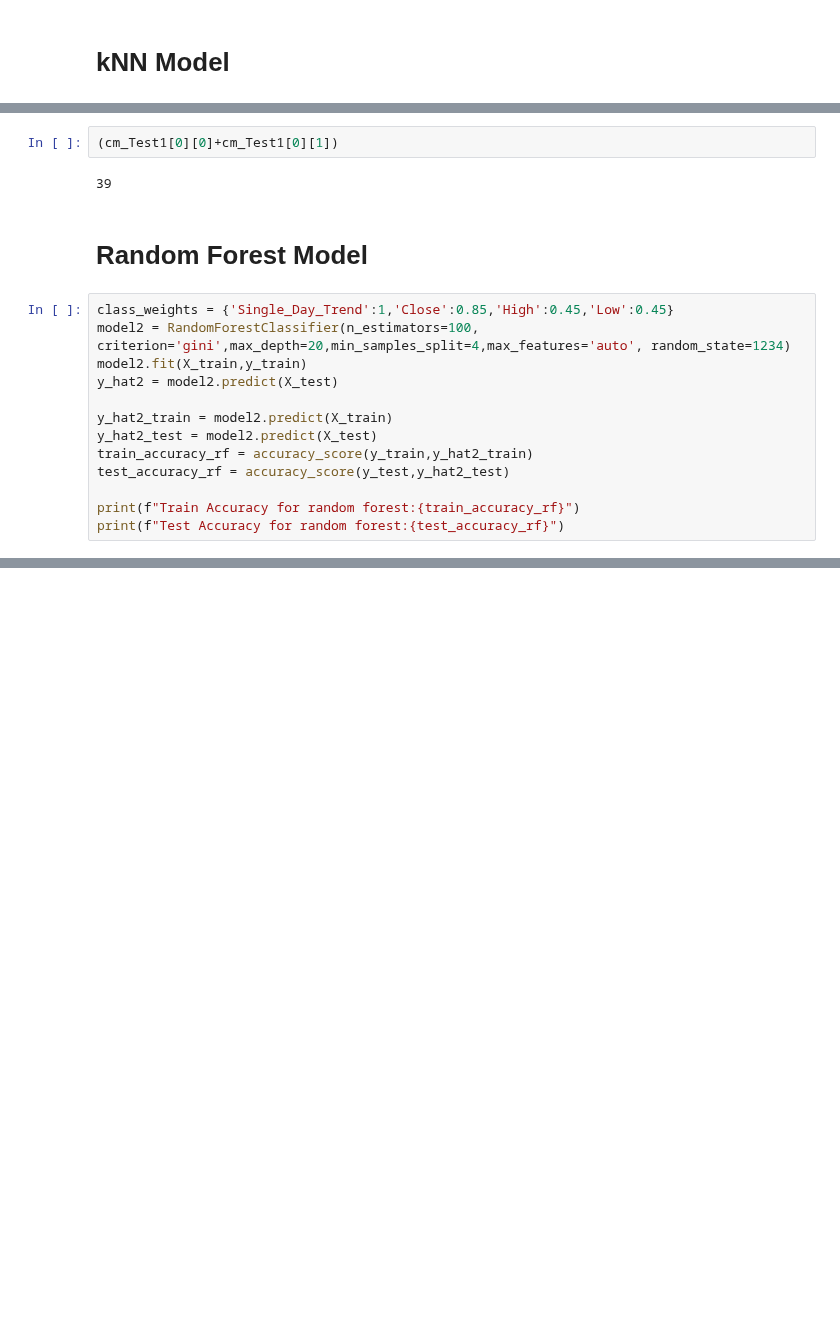
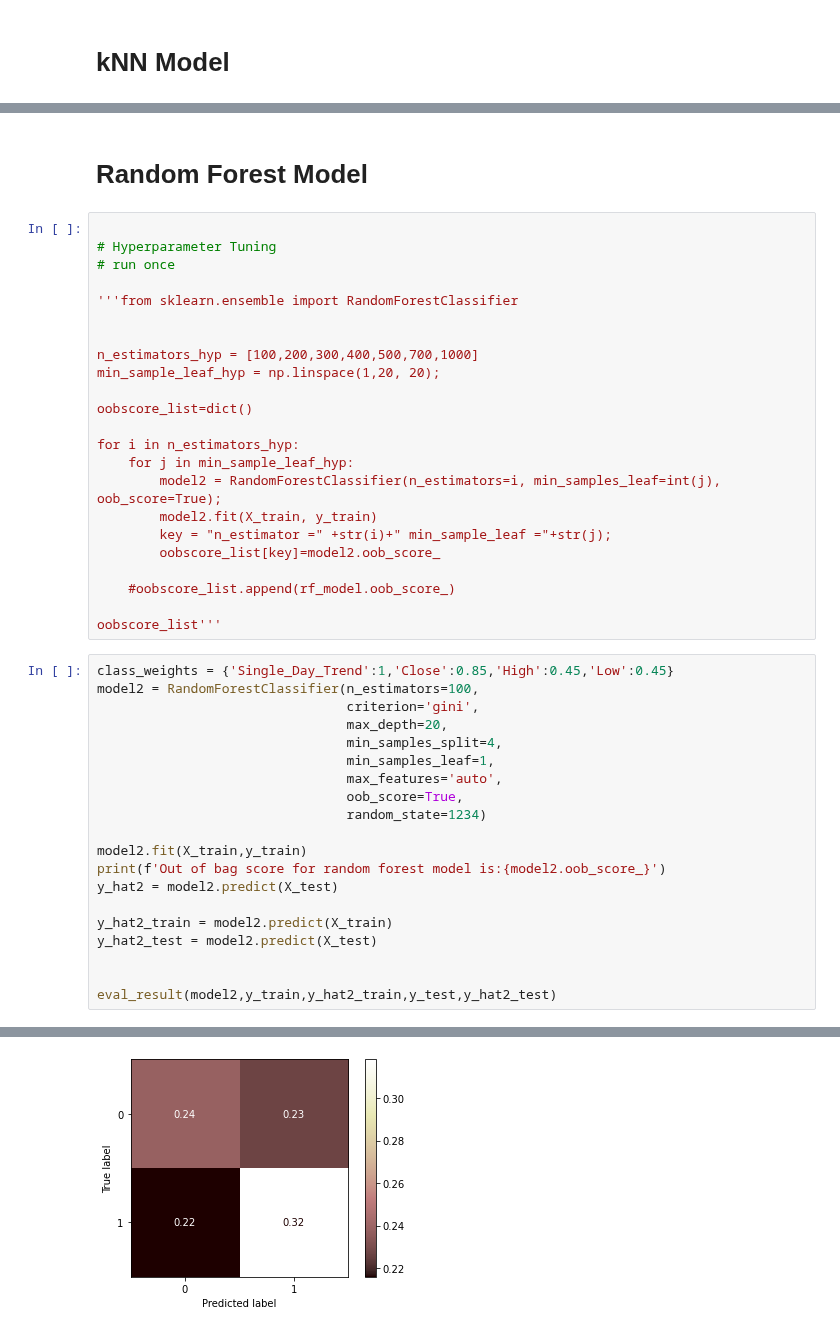
Before and after one commit to Mayank-004/Trend-prediction-using-Binance-API, a Jupyter notebook: EAI_6010_Final_Project_Binance_(ADA).ipynb, the cells around one changed output, grey strips where cells are left out. Drawn from its saved outputs; the diff is of its cells as text; blank space fills up the shorter version.

```diff
--- a/EAI_6010_Final_Project_Binance_(ADA).ipynb
+++ b/EAI_6010_Final_Project_Binance_(ADA).ipynb
@@ -168,20 +215,46 @@ cm_Test1[0][1]
-# %%
-(cm_Test1[0][0]+cm_Test1[0][1])
-# %% [output]
-39
 # %% [markdown]
 # Random Forest Model
+# %%
+
+# Hyperparameter Tuning
+# run once
+
+'''from sklearn.ensemble import RandomForestClassifier
+
+
+n_estimators_hyp = [100,200,300,400,500,700,1000]
+min_sample_leaf_hyp = np.linspace(1,20, 20);
+
+oobscore_list=dict()
+
+for i in n_estimators_hyp:
+    for j in min_sample_leaf_hyp:
+        model2 = RandomForestClassifier(n_estimators=i, min_samples_leaf=int(j), oob_score=True);
+        model2.fit(X_train, y_train)
+        key = "n_estimator =" +str(i)+" min_sample_leaf ="+str(j);
+        oobscore_list[key]=model2.oob_score_
+
+    #oobscore_list.append(rf_model.oob_score_)
+
+oobscore_list'''
 # %%
 class_weights = {'Single_Day_Trend':1,'Close':0.85,'High':0.45,'Low':0.45}
-model2 = RandomForestClassifier(n_estimators=100, criterion='gini',max_depth=20,min_samples_split=4,max_features='auto', random_state=1234)
+model2 = RandomForestClassifier(n_estimators=100,
+                                criterion='gini',
+                                max_depth=20,
+                                min_samples_split=4,
+                                min_samples_leaf=1,
+                                max_features='auto',
+                                oob_score=True,
+                                random_state=1234)
+
 model2.fit(X_train,y_train)
+print(f'Out of bag score for random forest model is:{model2.oob_score_}')
 y_hat2 = model2.predict(X_test)
 
 y_hat2_train = model2.predict(X_train)
 y_hat2_test = model2.predict(X_test)
-train_accuracy_rf = accuracy_score(y_train,y_hat2_train)
-test_accuracy_rf = accuracy_score(y_test,y_hat2_test)
 
-print(f"Train Accuracy for random forest:{train_accuracy_rf}")
-print(f"Test Accuracy for random forest:{test_accuracy_rf}")
+
+eval_result(model2,y_train,y_hat2_train,y_test,y_hat2_test)
 # %% [output]
@@ -189,0 +274 @@ Test Accuracy for random forest:0.6818181818181818
+[figure, added]
```
Also changed, not shown: parts of 15 cells of this notebook.
